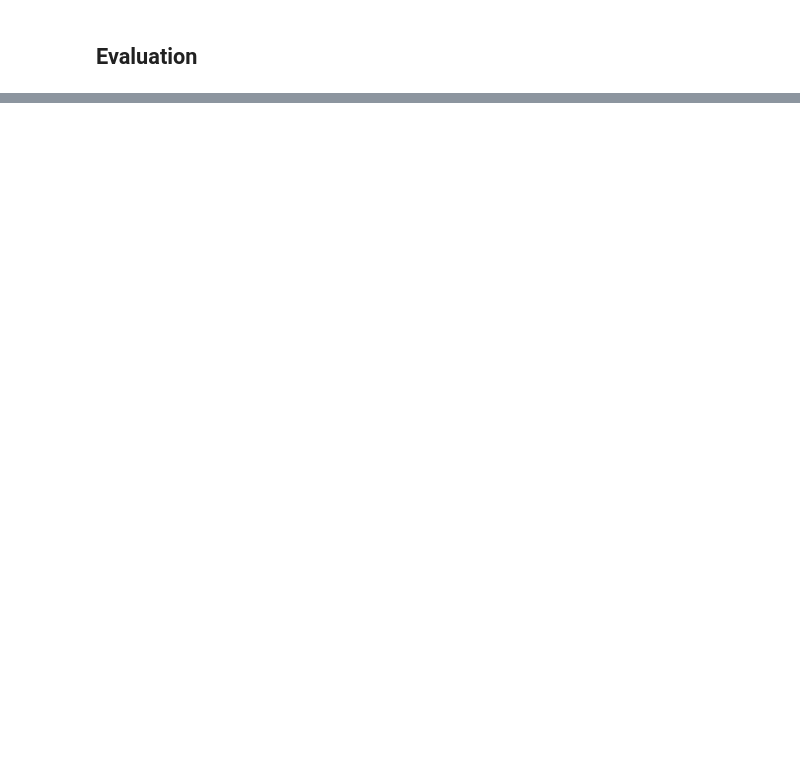
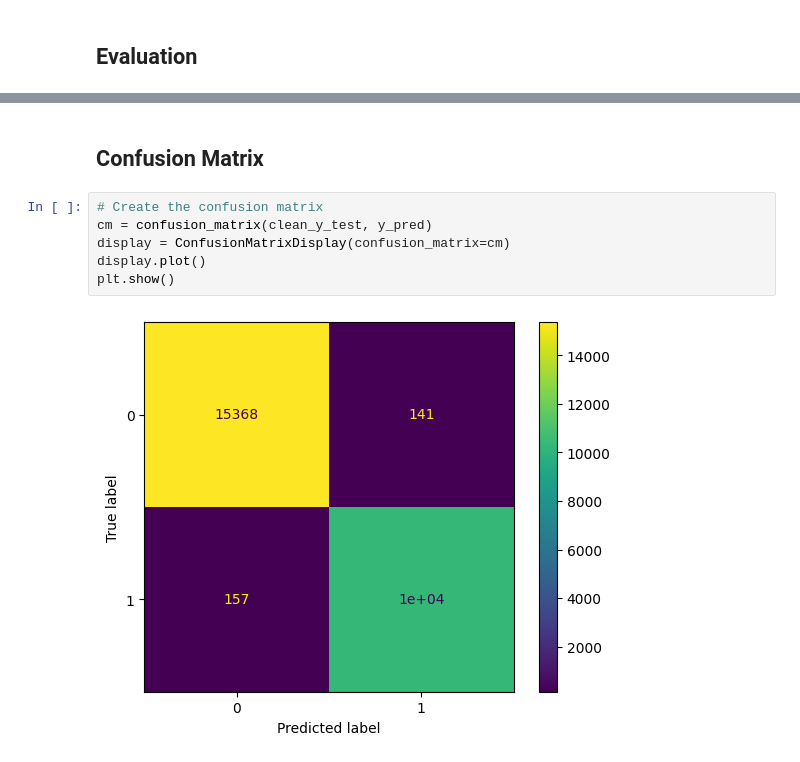
Before and after one commit to Oliverzhang0314/dsa4263-fraud-detection, a Jupyter notebook: notebooks/preprocessing.ipynb, the cells around one changed output, grey strips where cells are left out. Cells and saved outputs as stored; diff of their text form; blank space fills up the shorter version.

```diff
--- a/notebooks/preprocessing.ipynb
+++ b/notebooks/preprocessing.ipynb
@@ -332,0 +386,10 @@ plt.show()
+# %% [markdown]
+## Confusion Matrix
+# %%
+# Create the confusion matrix
+cm = confusion_matrix(clean_y_test, y_pred)
+display = ConfusionMatrixDisplay(confusion_matrix=cm)
+display.plot()
+plt.show()
+# %% [output]
+[figure, added]
```
Also changed, not shown: parts of 23 cells of this notebook.
